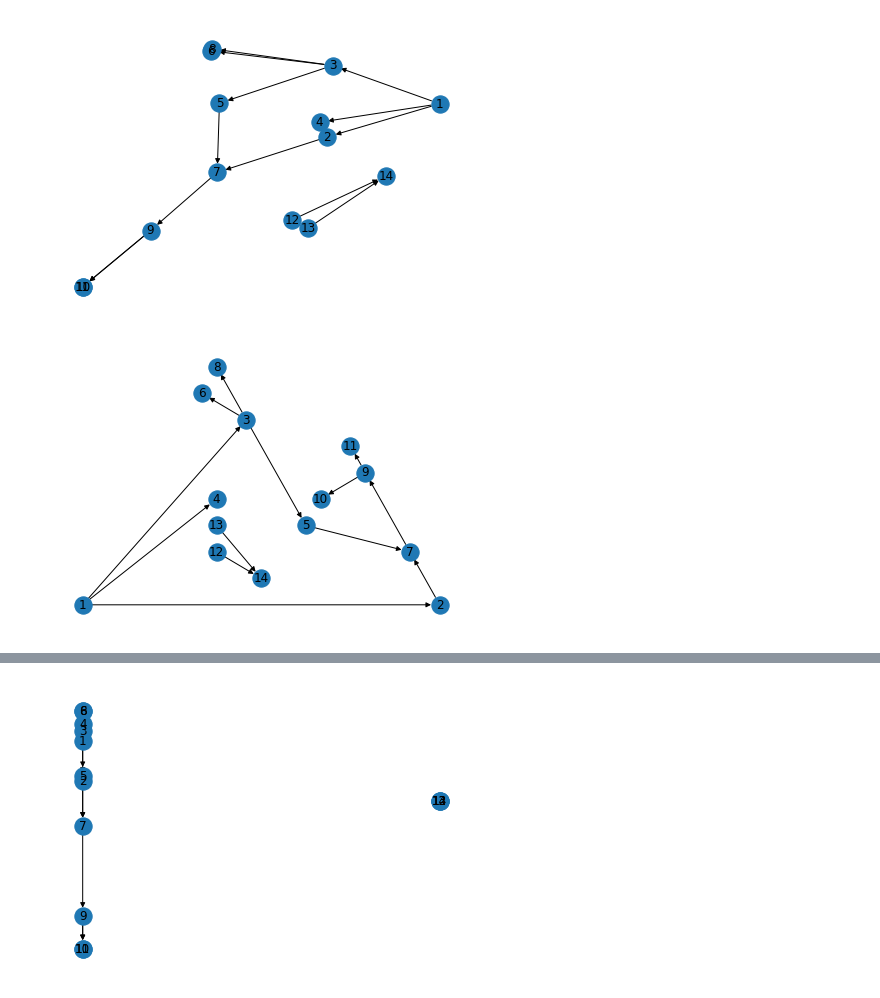
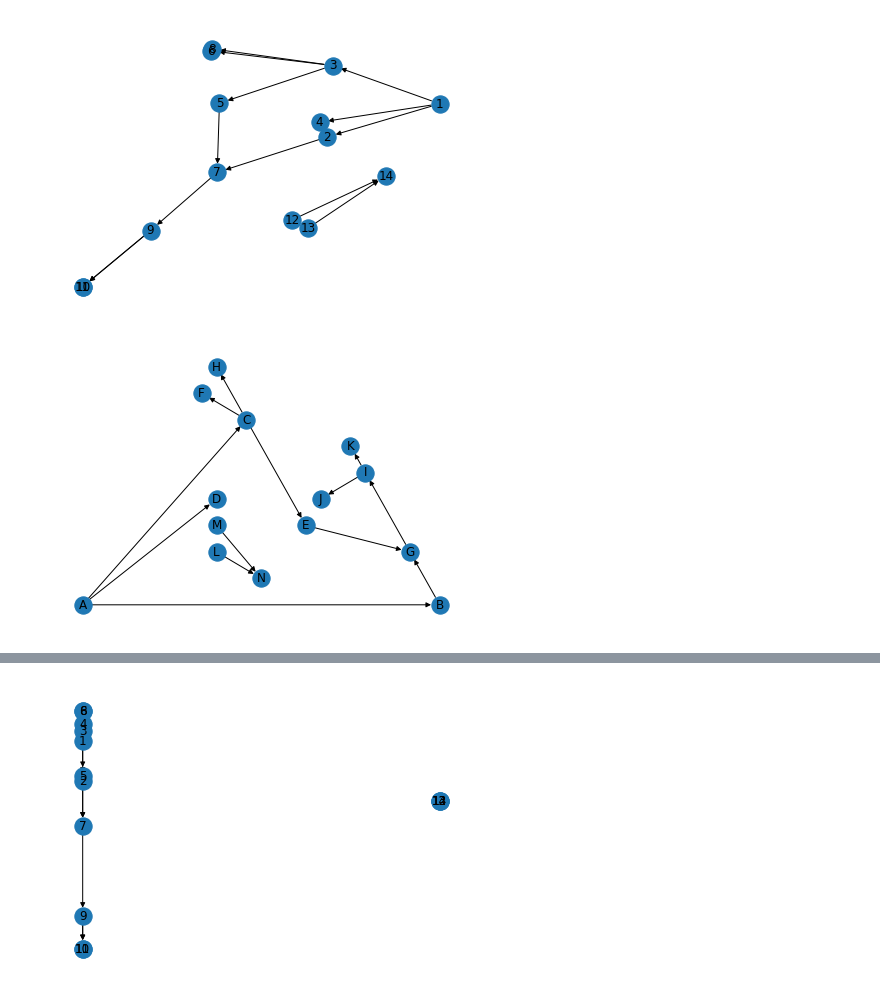
Before and after one commit to Birunda3000/Biotree-Project, a Jupyter notebook: arvore/show_tree-graph.ipynb, the cells around one changed output, grey strips where cells are left out. Saved outputs shown, nothing was run; the diff lists cells and outputs as text; code cells hidden in the pictures.

```diff
--- a/arvore/show_tree-graph.ipynb
+++ b/arvore/show_tree-graph.ipynb
@@ -72,9 +70,9 @@ nx.draw_kamada_kawai(D, with_labels=True)
 # %% [output]
 [figure]
 # %%
-nx.draw_planar(D, with_labels=True)
+nx.draw_planar(D, labels=lab)
 # %% [output]
-[figure, old version]
+[figure, new version]
 # %%
 nx.draw_random(D, with_labels=True)
 # %% [output]
```
Also changed, not shown: parts of 4 cells of this notebook, 3 other files.
